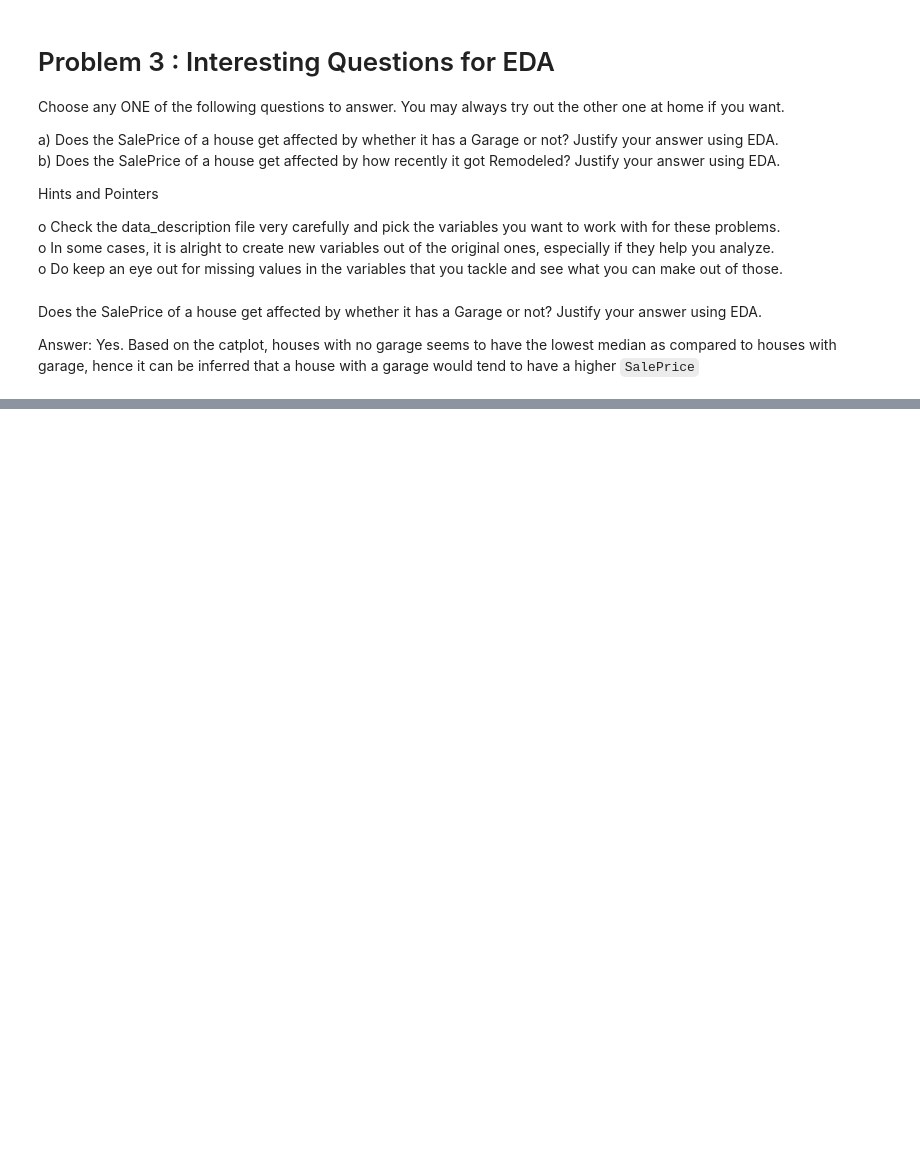
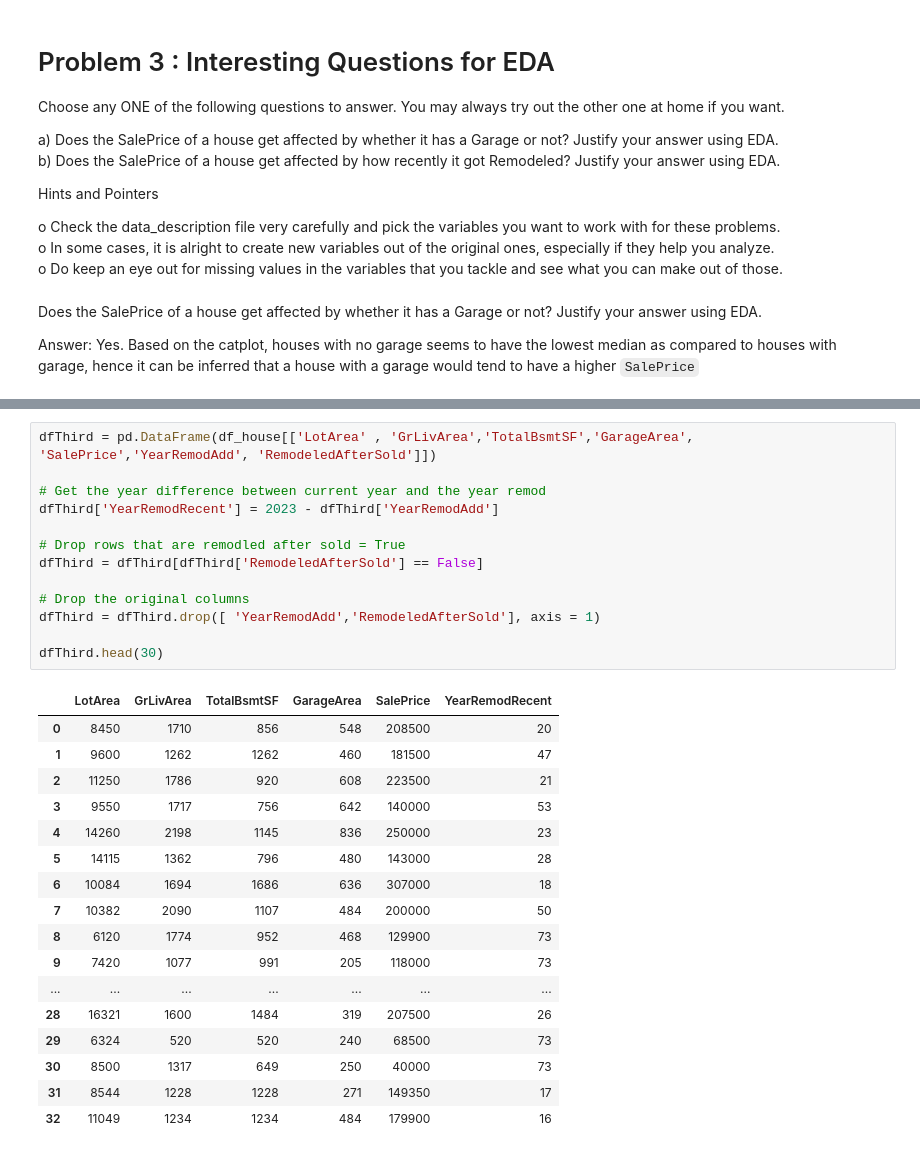
Before and after one commit to chezyio/SC1015, a Jupyter notebook: Week 5/Lab/exercise3/Exercise3_solution.ipynb, the cells around one changed output, grey strips where cells are left out. Saved outputs shown, nothing was run; the diff lists cells and outputs as text; blank space fills up the shorter version.

```diff
--- a/Week 5/Lab/exercise3/Exercise3_solution.ipynb
+++ b/Week 5/Lab/exercise3/Exercise3_solution.ipynb
@@ -258,0 +249,31 @@ sns.stripplot(x = 'GarageType', y = 'SalePrice', data = df_4, jitter = 0.2, size
+# %%
+dfThird = pd.DataFrame(df_house[['LotArea' , 'GrLivArea','TotalBsmtSF','GarageArea', 'SalePrice','YearRemodAdd', 'RemodeledAfterSold']])
+
+# Get the year difference between current year and the year remod
+dfThird['YearRemodRecent'] = 2023 - dfThird['YearRemodAdd']
+
+# Drop rows that are remodled after sold = True
+dfThird = dfThird[dfThird['RemodeledAfterSold'] == False]
+
+# Drop the original columns
+dfThird = dfThird.drop([ 'YearRemodAdd','RemodeledAfterSold'], axis = 1)
+
+dfThird.head(30)
+# %% [output]
+|  | LotArea | GrLivArea | TotalBsmtSF | GarageArea | SalePrice | YearRemodRecent |
+| 0 | 8450 | 1710 | 856 | 548 | 208500 | 20 |
+| 1 | 9600 | 1262 | 1262 | 460 | 181500 | 47 |
+| 2 | 11250 | 1786 | 920 | 608 | 223500 | 21 |
+| 3 | 9550 | 1717 | 756 | 642 | 140000 | 53 |
+| 4 | 14260 | 2198 | 1145 | 836 | 250000 | 23 |
+| 5 | 14115 | 1362 | 796 | 480 | 143000 | 28 |
+| 6 | 10084 | 1694 | 1686 | 636 | 307000 | 18 |
+| 7 | 10382 | 2090 | 1107 | 484 | 200000 | 50 |
+| 8 | 6120 | 1774 | 952 | 468 | 129900 | 73 |
+| 9 | 7420 | 1077 | 991 | 205 | 118000 | 73 |
+| ... | ... | ... | ... | ... | ... | ... |
+| 28 | 16321 | 1600 | 1484 | 319 | 207500 | 26 |
+| 29 | 6324 | 520 | 520 | 240 | 68500 | 73 |
+| 30 | 8500 | 1317 | 649 | 250 | 40000 | 73 |
+| 31 | 8544 | 1228 | 1228 | 271 | 149350 | 17 |
+| 32 | 11049 | 1234 | 1234 | 484 | 179900 | 16 |
```
Also changed, not shown: parts of 17 cells of this notebook.
